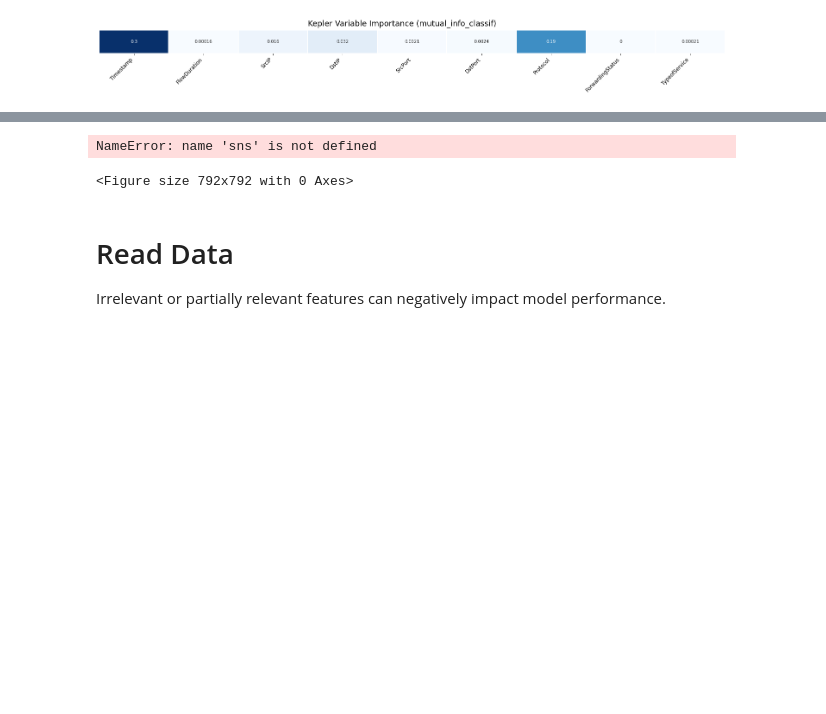
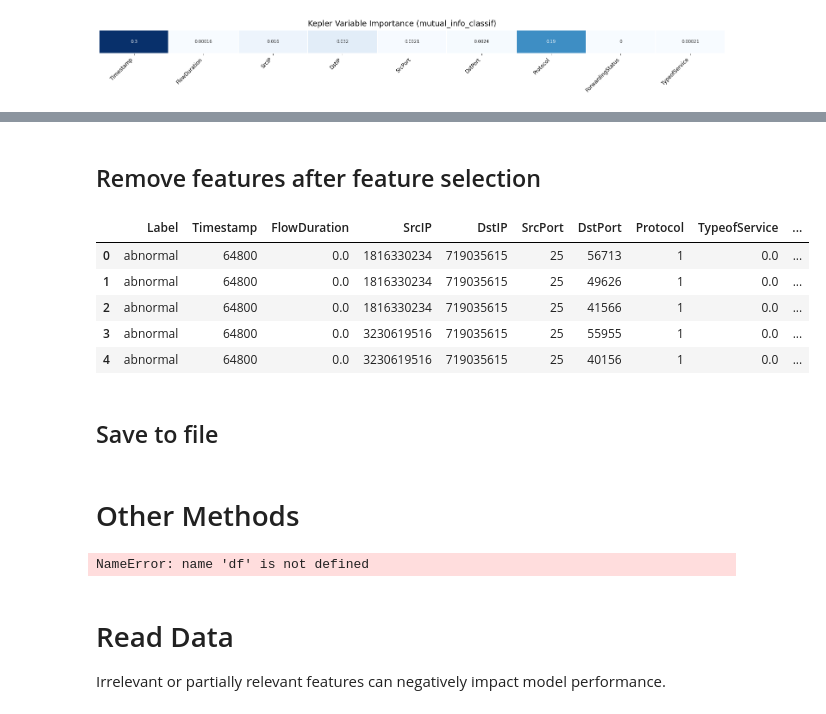
Before and after one commit to c-zhong/UGR-AIX, a Jupyter notebook: feature_selection.ipynb, the cells around one changed output, grey strips where cells are left out. Cells and saved outputs as stored; diff of their text form; code cells hidden in the pictures; blank space fills up the shorter version.

```diff
--- a/feature_selection.ipynb
+++ b/feature_selection.ipynb
@@ -190,0 +222,14 @@ plt.gcf().subplots_adjust(wspace=0.2)
+# %% [markdown]
+## Remove features after feature selection
+# %%
+data = data.drop(['ForwardingStatus', 'Bytes'], axis=1)
+data.head()
+# %% [output]
+|  | Label | Timestamp | FlowDuration | SrcIP | DstIP | SrcPort | DstPort | Protocol | TypeofService | ... |
+| 0 | abnormal | 64800 | 0.0 | 1816330234 | 719035615 | 25 | 56713 | 1 | 0.0 | ... |
+| 1 | abnormal | 64800 | 0.0 | 1816330234 | 719035615 | 25 | 49626 | 1 | 0.0 | ... |
+| 2 | abnormal | 64800 | 0.0 | 1816330234 | 719035615 | 25 | 41566 | 1 | 0.0 | ... |
+| 3 | abnormal | 64800 | 0.0 | 3230619516 | 719035615 | 25 | 55955 | 1 | 0.0 | ... |
+| 4 | abnormal | 64800 | 0.0 | 3230619516 | 719035615 | 25 | 40156 | 1 | 0.0 | ... |
+# %% [markdown]
+## Save to file
@@ -191,8 +238,15 @@ plt.gcf().subplots_adjust(wspace=0.2)
+# %% [markdown]
+# Other Methods
 # %%
+"""
 # separate array into input and output components
 x_train = df.iloc[:,1:11]
 Y = df.iloc[:,0]
+"""
+# %% [output]
+NameError: name 'df' is not defined
 # %%
+"""
 # creating set to hold the correlated features
 corr_features = set()
 
@@ -211,9 +265,7 @@ for i in range(len(corr_matrix .columns)):
 
 #x_train.drop(labels=corr_features, axis=1, inplace=True)
 #x_test.drop(labels=corr_features, axis=1, inplace=True)
+"""
-# %% [output]
-NameError: name 'sns' is not defined
-<Figure size 792x792 with 0 Axes>
 # %% [markdown]
 # Read Data
 Irrelevant or partially relevant features can negatively impact model performance.
```
Also changed, not shown: parts of 22 cells of this notebook, 3 other files.
